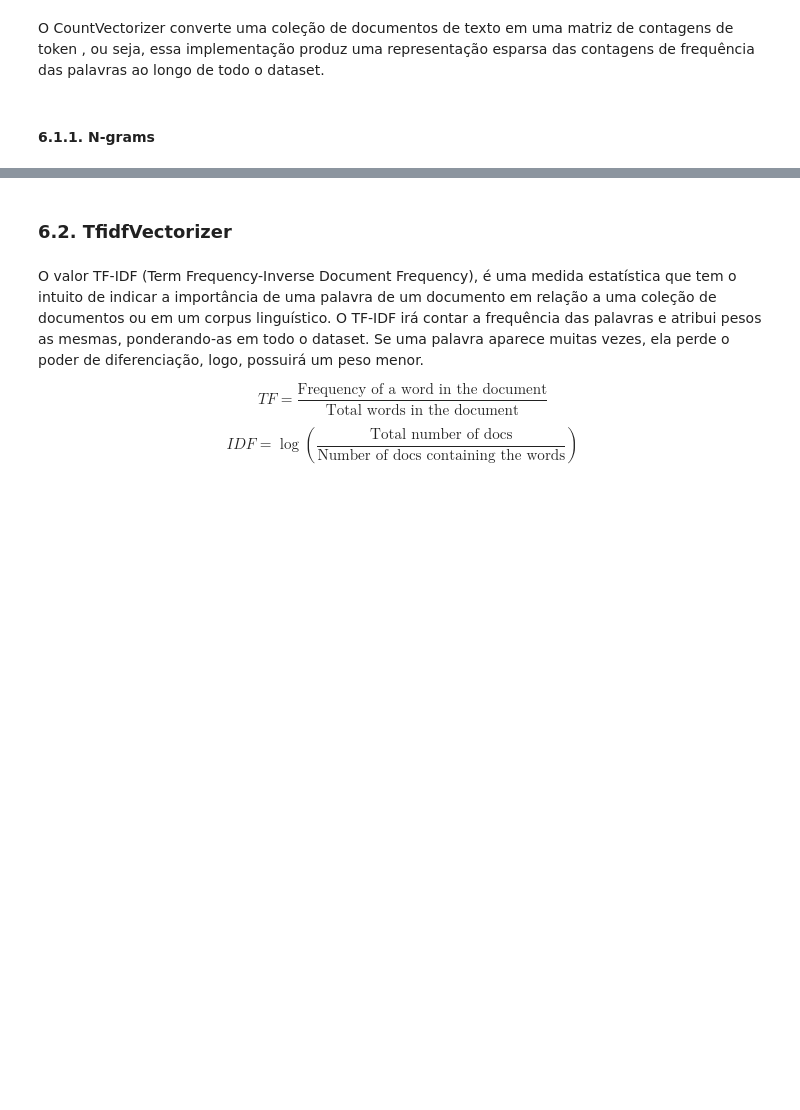
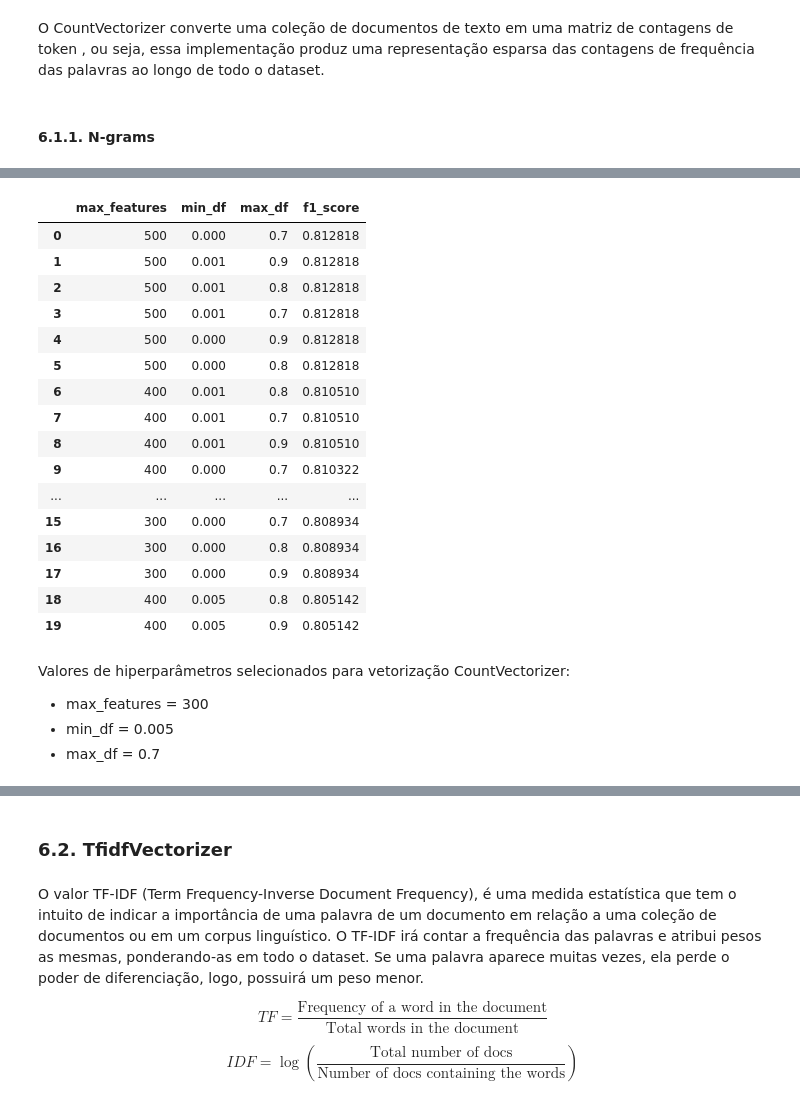
Before and after one commit to IgorFormiga/NLP_analise_de_sentimento, a Jupyter notebook: analise_sentimento.ipynb, the cells around one changed output, grey strips where cells are left out. Cells and saved outputs as stored; diff of their text form; code cells hidden in the pictures; blank space fills up the shorter version.

```diff
--- a/analise_sentimento.ipynb
+++ b/analise_sentimento.ipynb
@@ -349,3 +400,26 @@ X_processed = text_pipeline.fit_transform(X)
+# %%
+# Função para verificar a f1_score para um conjunto de hiperparâmentros de vetorização
+def print_cross_val_f1_score(X_processed, y, vectorizer_type, max_features, min_df, max_df, ngram=(1, 1), maxiter=200):
+    col=['max_features', 'min_df', 'max_df', 'f1_score']
+    list = []
+    scorer = make_scorer(f1_score, average = 'weighted')
+    for maxfeatures in max_features:
+        for mindf in min_df:
+            for maxdf in max_df:
+                if vectorizer_type == 'CountVectorizer':
+                    vectorizer = CountVectorizer(max_features=maxfeatures, min_df=mindf, max_df=maxdf, ngram_range=ngram)
+                else:
+                    vectorizer = TfidfVectorizer(max_features=maxfeatures, min_df=mindf, max_df=maxdf, ngram_range=ngram)
+
+                X = vectorizer.fit_transform(X_processed)
+
+                #Criação do modelo
+                regressao_logistica = LogisticRegression(solver = "saga", multi_class='multinomial', random_state=42, max_iter=maxiter)
+
+                #aplicando a validação cruzada
+                score = np.mean(cross_val_score(regressao_logistica, X, y, scoring=scorer, cv=StratifiedKFold(n_splits=5)))
+                list.append([maxfeatures, mindf, maxdf, score])
+    return pd.DataFrame(list, columns=col).sort_values('f1_score', ascending=False).reset_index(drop=True)
 # %% [markdown]
 ### 6.1. CountVectorizer
 # %% [markdown]
@@ -516,0 +537,30 @@ Para todos os testes de n-grams utilizando o CountVectorizer obtivemos erros de
+# %%
+max_features = [300, 400, 500]
+min_df = [0, 0.001, 0.005]
+max_df = [0.7, 0.8, 0.9]
+
+df_score = print_cross_val_f1_score(X_processed, y, 'CountVectorizer', max_features, min_df, max_df, maxiter=300)
+df_score.head(20)
+# %% [output]
+|  | max_features | min_df | max_df | f1_score |
+| 0 | 500 | 0.000 | 0.7 | 0.812818 |
+| 1 | 500 | 0.001 | 0.9 | 0.812818 |
+| 2 | 500 | 0.001 | 0.8 | 0.812818 |
+| 3 | 500 | 0.001 | 0.7 | 0.812818 |
+| 4 | 500 | 0.000 | 0.9 | 0.812818 |
+| 5 | 500 | 0.000 | 0.8 | 0.812818 |
+| 6 | 400 | 0.001 | 0.8 | 0.810510 |
+| 7 | 400 | 0.001 | 0.7 | 0.810510 |
+| 8 | 400 | 0.001 | 0.9 | 0.810510 |
+| 9 | 400 | 0.000 | 0.7 | 0.810322 |
+| ... | ... | ... | ... | ... |
+| 15 | 300 | 0.000 | 0.7 | 0.808934 |
+| 16 | 300 | 0.000 | 0.8 | 0.808934 |
+| 17 | 300 | 0.000 | 0.9 | 0.808934 |
+| 18 | 400 | 0.005 | 0.8 | 0.805142 |
+| 19 | 400 | 0.005 | 0.9 | 0.805142 |
+# %% [markdown]
+Valores de hiperparâmetros selecionados para vetorização CountVectorizer:
+- max_features = 300
+- min_df = 0.005
+- max_df = 0.7
```
Also changed, not shown: parts of 48 cells of this notebook.
